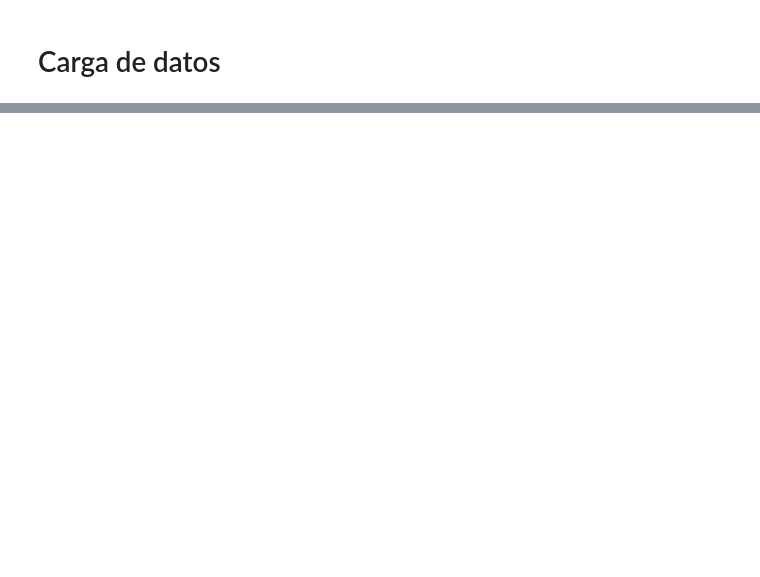
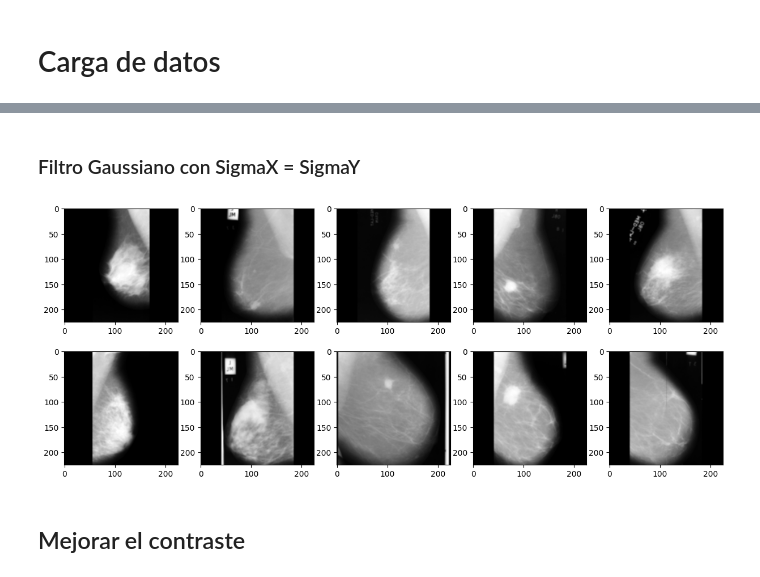
Before and after one commit to Thomas0624/Procesamiento-de-Imagenes, a Jupyter notebook: Proyecto/ProcesamientoImagenes_Proyecto.ipynb, the cells around one changed output, grey strips where cells are left out. Cells and saved outputs as stored; diff of their text form; code cells hidden in the pictures; blank space fills up the shorter version.

```diff
--- a/Proyecto/ProcesamientoImagenes_Proyecto.ipynb
+++ b/Proyecto/ProcesamientoImagenes_Proyecto.ipynb
@@ -323,0 +123,40 @@ TypeError: Invalid shape (3, 224, 224) for image data
+# %%
+def apply_gaussian_filter(imgs,kernel_Size=(5,5),sigmaX=0,simgaY=0):
+    """
+    Aplica un filtro gaussiano a una lista de imágenes para suavizarlas.
+
+    Parámetros:
+        imgs (list of np.array): Lista de imágenes en formato NumPy array, donde cada imagen
+                                 debe estar en formato de escala de grises o BGR (no binarizada).
+        kernel_size (tuple of int, int): Tamaño del kernel para el filtro gaussiano. Debe ser
+                                         un número impar. El valor predeterminado es (5, 5).
+        sigmaX (float): Desviación estándar en la dirección X del kernel gaussiano. Si se pasa
+                        cero, se calcula automáticamente basado en el tamaño del kernel.
+        sigmaY (float): Desviación estándar en la dirección Y del kernel gaussiano. Si se pasa
+                        cero es igual a sigmaX.
+
+    Retorna:
+        np.array: Array de NumPy que contiene las imágenes suavizadas.
+
+    Esta función recibe una lista de imágenes y aplica un filtro gaussiano a cada una de ellas.
+    El filtro gaussiano ayuda a reducir el ruido y los detalles de la imagen. Los parámetros del
+    filtro, como el tamaño del kernel y las desviaciones estándar en las direcciones x e y,
+    pueden ser ajustados.
+    """
+    imgs_gaussian = []
+    for img in imgs:
+        img_gaussian = cv2.GaussianBlur(img,kernel_Size, sigmaX,simgaY )
+        imgs_gaussian.append(img_gaussian)
+
+    return np.array(imgs_gaussian)
+# %% [markdown]
+### Filtro Gaussiano con SigmaX = SigmaY
+# %%
+# Imagenes con sigma igual Alto
+imgs_transform = imgs.copy()
+imgs_transform = apply_gaussian_filter(imgs_transform,(3,3),sigmaX=3,simgaY=3)
+show_imgs(imgs_transform)
+# %% [output]
+[figure, added]
+# %% [markdown]
+## Mejorar el contraste
```
Also changed, not shown: parts of 50 cells of this notebook, 2 other files.
